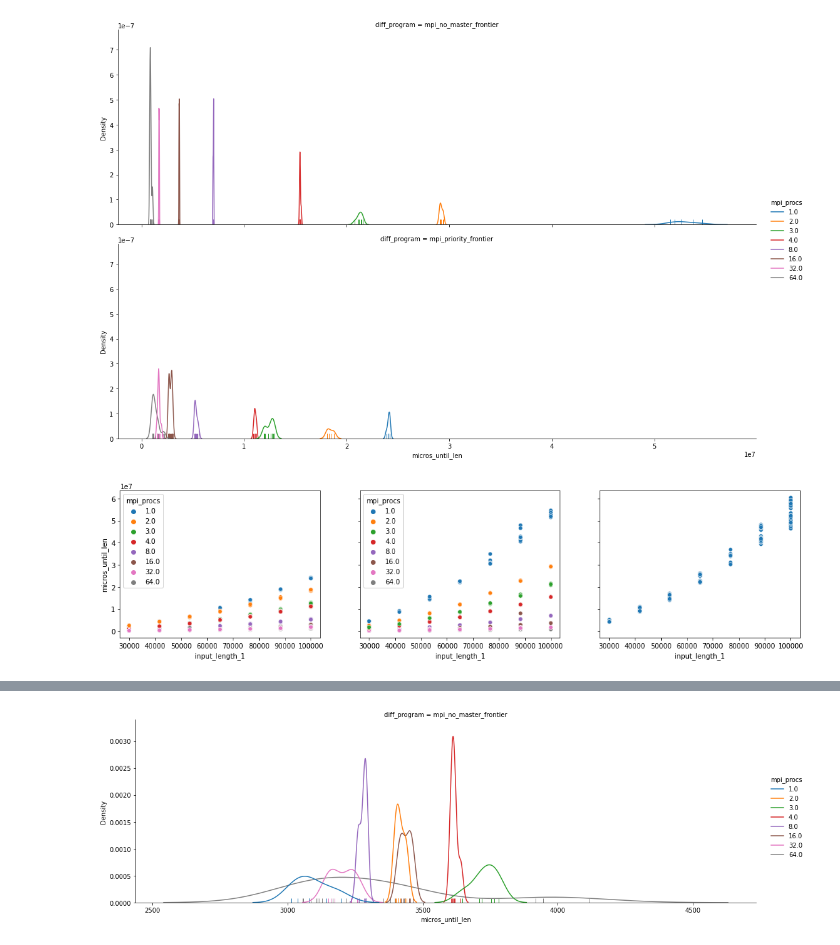
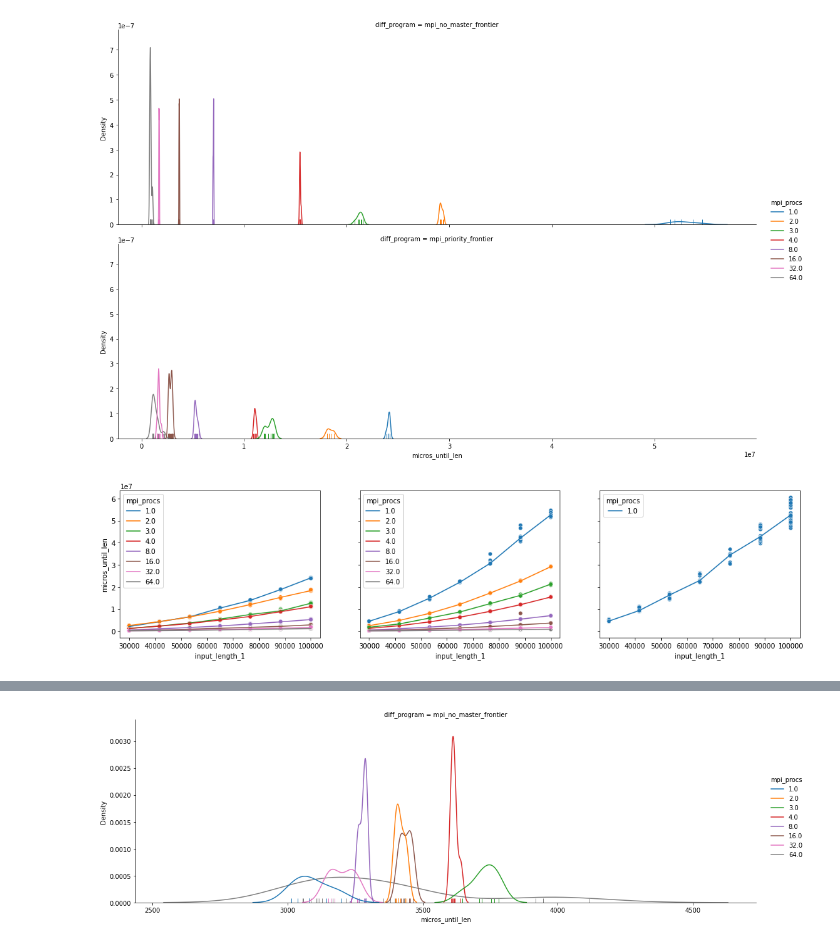
Before and after one commit to tehwalris/mpi-myers-diff, a Jupyter notebook: notebooks/benchmark-analysis-euler-presentation/independent_small.ipynb, the cells around one changed output, grey strips where cells are left out. Cells and saved outputs as stored; diff of their text form; code cells hidden in the pictures.

```diff
--- a/notebooks/benchmark-analysis-euler-presentation/independent_small.ipynb
+++ b/notebooks/benchmark-analysis-euler-presentation/independent_small.ipynb
@@ -22,10 +21,0 @@ benchmark_results.sample(5)
-# %%
-temp = benchmark_results.copy()
-temp['mpi_procs'] = temp['mpi_procs'].fillna(1)
-temp = temp.groupby(['generation_config_i', 'diff_program', 'mpi_procs']).max()['repetition_i']
-generation_config_i_values = sorted(temp.index.get_level_values('generation_config_i').unique().values)
-fig, ax = plt.subplots(len(generation_config_i_values), 3, figsize=(12, 2 * len(generation_config_i_values)), sharex=True, sharey=True)
-for diff_program_i, diff_program in enumerate(['mpi_priority_frontier', 'mpi_no_master_frontier', 'sequential_frontier']):
-    for generation_config_i in generation_config_i_values:
-        temp.xs(generation_config_i, level='generation_config_i').xs(diff_program, level='diff_program').hist(ax=ax[generation_config_i][diff_program_i], bins=np.linspace(0, 50, 20));
-        ax[generation_config_i][diff_program_i].set_title(f'{diff_program} (generation {generation_config_i})')
@@ -75,9 +63,15 @@ sns.displot(temp, kind='kde', rug=True, x='micros_until_len', row='diff_program'
 # %%
 palette = {mpi_procs: color for mpi_procs, color in zip(sorted(benchmark_results.mpi_procs.dropna().unique()), sns.color_palette())}
 fig, ax = plt.subplots(1, 3, figsize=(18, 4), sharex=True, sharey=True)
 for diff_program_i, diff_program in enumerate(['mpi_priority_frontier', 'mpi_no_master_frontier', 'sequential_frontier']):
     temp = benchmark_results.copy()
+    temp['mpi_procs'] = temp['mpi_procs'].fillna(1)
     temp = temp[(temp['diff_program'] == diff_program) & (temp['input_strategy'] == 'independent')]
-    sns.scatterplot(data=temp, x='input_length_1', y='micros_until_len', hue='mpi_procs', palette=palette, ax=ax[diff_program_i]);
+
+    temp_2 = temp.groupby(['input_length_1', 'mpi_procs'])['micros_until_len'].median().unstack('mpi_procs')
+
+    this_ax = ax[diff_program_i]
+    sns.scatterplot(data=temp, x='input_length_1', y='micros_until_len', hue='mpi_procs', palette=palette, ax=this_ax);
+    temp_2.plot(ax=this_ax, legend=False);
 # %% [output]
-[figure, old version]
+[figure, new version]
```
Also changed, not shown: parts of 4 cells of this notebook, 2 other files.
